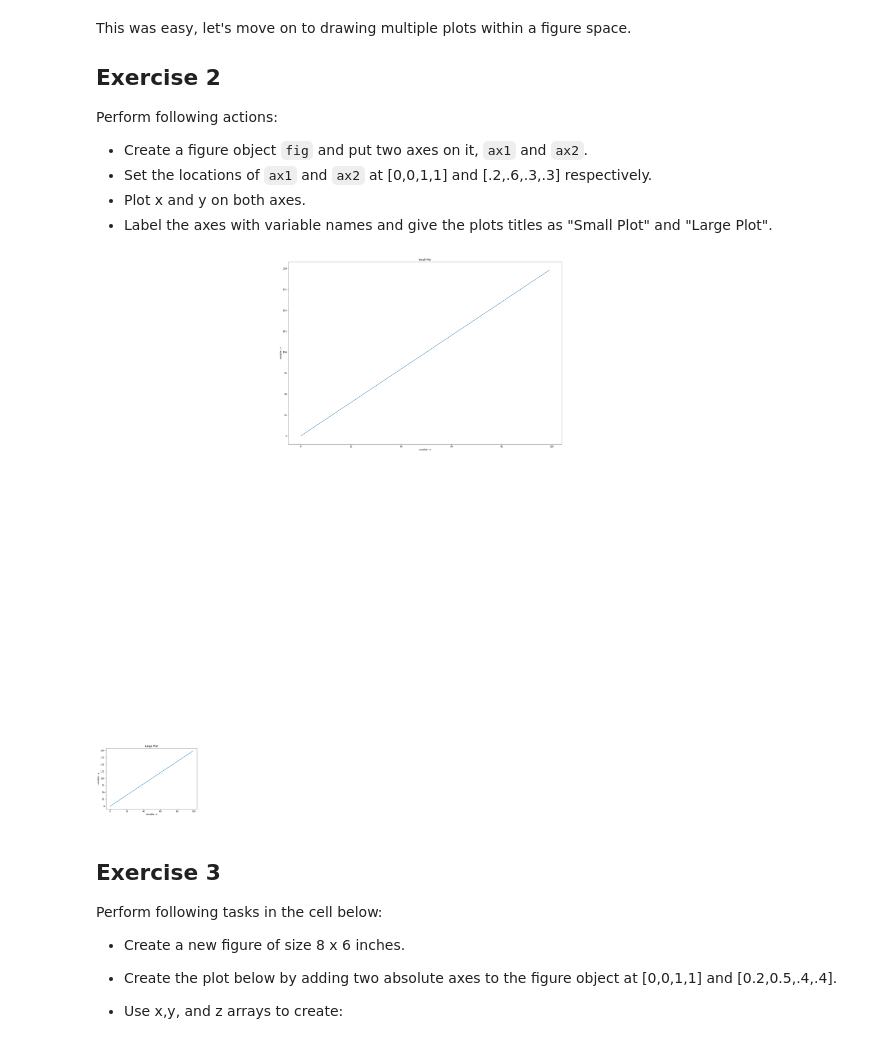
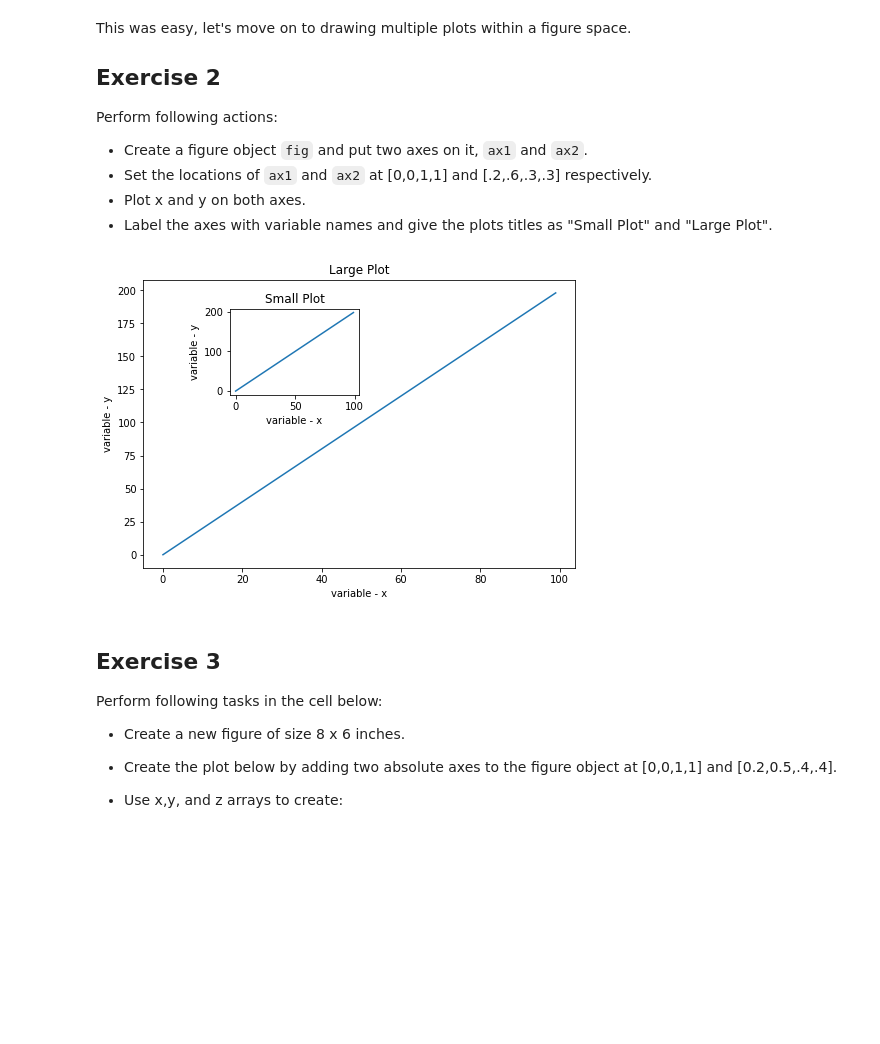
Before and after one commit to andrewwongls/dsc-1-03-13-customizing-visualizations-with-matplotlib-lab-online-ds-sp-000, a Jupyter notebook: index.ipynb, the cells around one changed output. Cells and saved outputs as stored; diff of their text form; code cells hidden in the pictures; blank space fills up the shorter version.

```diff
--- a/index.ipynb
+++ b/index.ipynb
@@ -84,20 +84,20 @@ Perform following actions:
 # %%
 fig = plt.figure()
 ax1 = fig.add_axes([0,0,1,1])
-ax2 = fig.add_axes([0.2,0.6,3,3])
+ax2 = fig.add_axes([0.2,0.6,0.3,0.3])
 
 ax1.plot(x,y)
 ax1.set_xlabel('variable - x')
 ax1.set_ylabel('variable - y')
 ax1.set_title("Large Plot")
 
 ax2.plot(x,y)
 ax2.set_xlabel('variable - x')
 ax2.set_ylabel('variable - y')
 ax2.set_title("Small Plot")
 plt.show()
 # %% [output]
-[figure, old version]
+[figure, new version]
 # %% [markdown]
 ## Exercise 3
 
```
